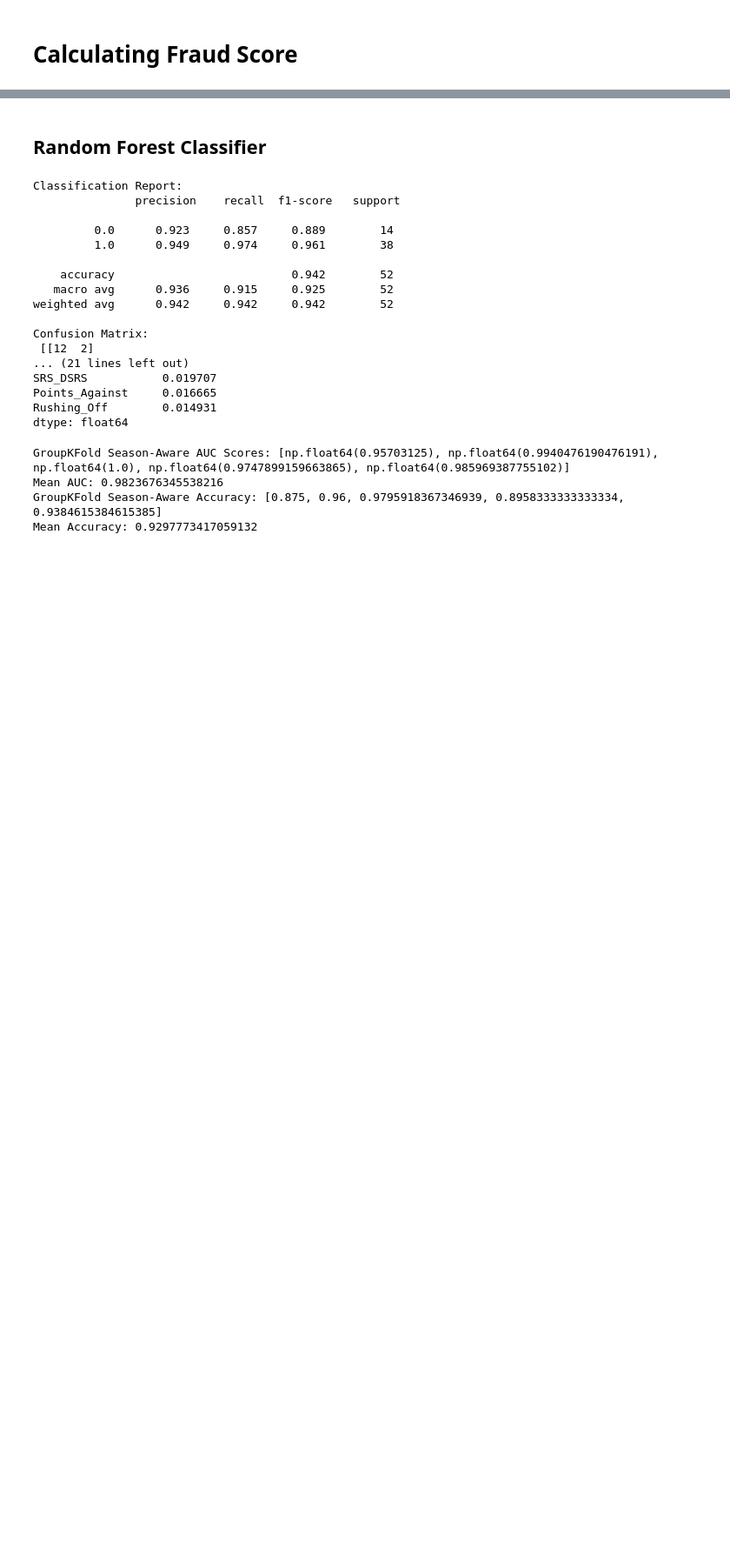
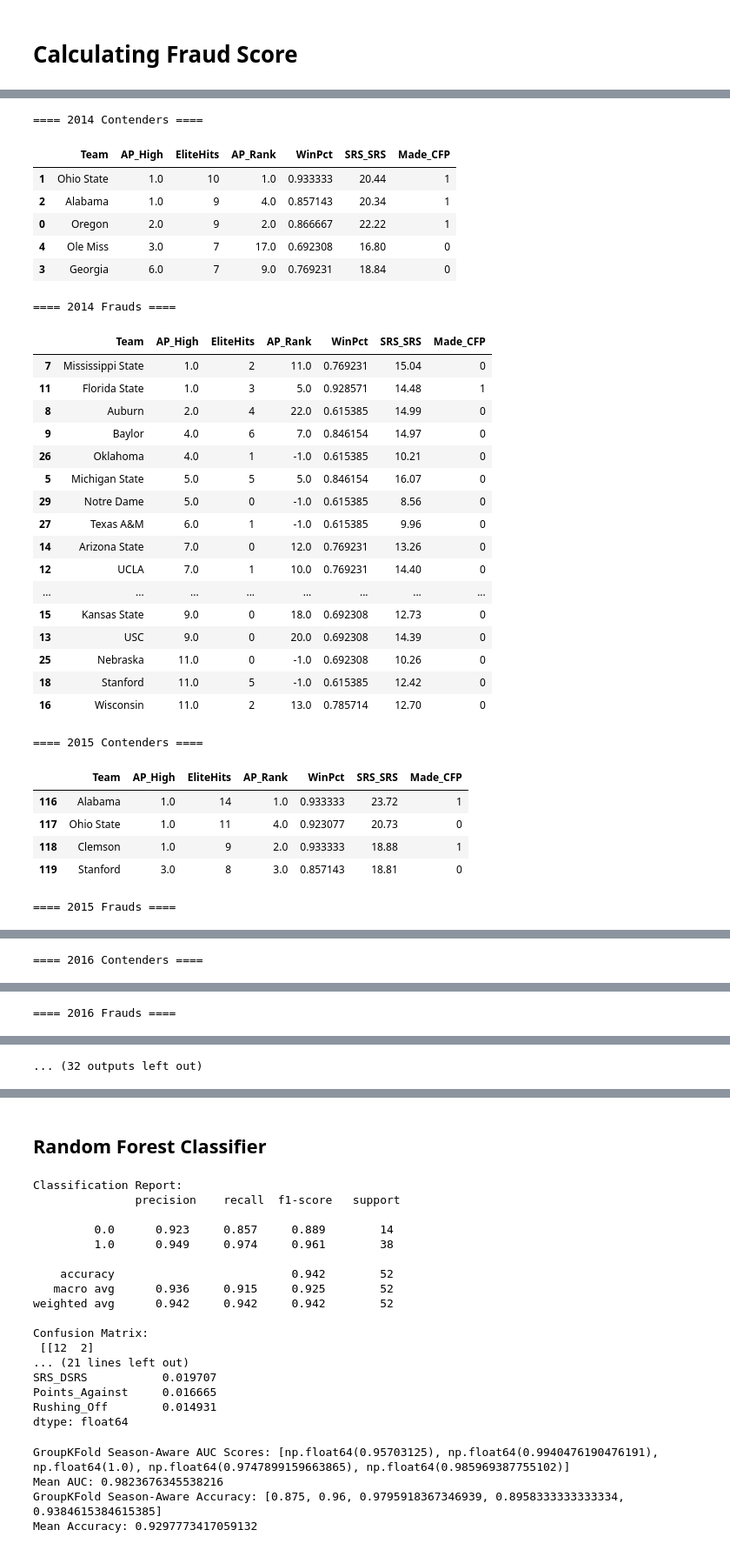
Before and after one commit to linhcapp/dat490-capstone-project, a Jupyter notebook: notebooks/dat490_capstone_jupyter_notebook.ipynb, the cells around one changed output, grey strips where cells are left out. Shown at 87% size. Drawn from its saved outputs; the diff is of its cells as text; code cells hidden in the pictures; blank space fills up the shorter version.

```diff
--- a/notebooks/dat490_capstone_jupyter_notebook.ipynb
+++ b/notebooks/dat490_capstone_jupyter_notebook.ipynb
@@ -1167,7 +1166,7 @@ def apply_thresholds(df, season):
     return season_df
 # %%
 # Test for 2014 and 2019
-for yr in [2014, 2019]:
+for yr in [2014, 2019, 2022]:
     flagged = apply_thresholds(final_merged, yr)
 
     print(f"\n==== {yr} Elite/Borderline Results ====")
@@ -1272,7 +1271,7 @@ def add_threshold_features(df, elite_thresholds, borderline_ref=None):
 final_with_thresholds = add_threshold_features(final_merged, elite_thresholds, borderline_ref=None)
 
 # Check seasons 2014, 2019, 2022, 2024
-for yr in [2014, 2019, 2022, 2024]:
+for yr in [2014, 2022]:
     s = final_with_thresholds[final_with_thresholds["Season"] == yr].copy()
     print(f"\nTop teams by EliteHits in {yr}:")
     display(
@@ -1437,0 +1464,43 @@ Fraud Labels in 2014:
+# %%
+def list_by_label(df, season, label):
+    sub = df[(df["Season"]==season) & (df["FraudLabel"]==label)]
+    return sub[["Team","AP_High","EliteHits","AP_Rank","WinPct","SRS_SRS","Made_CFP"]].sort_values("AP_High")
+
+for yr in sorted(labeled_df["Season"].unique()):
+    print(f"\n==== {yr} Contenders ====")
+    display(list_by_label(labeled_df, yr, 0))
+    print(f"\n==== {yr} Frauds ====")
+    display(list_by_label(labeled_df, yr, 1))
+# %% [output]
+==== 2014 Contenders ====
+|  | Team | AP_High | EliteHits | AP_Rank | WinPct | SRS_SRS | Made_CFP |
+| 1 | Ohio State | 1.0 | 10 | 1.0 | 0.933333 | 20.44 | 1 |
+| 2 | Alabama | 1.0 | 9 | 4.0 | 0.857143 | 20.34 | 1 |
+| 0 | Oregon | 2.0 | 9 | 2.0 | 0.866667 | 22.22 | 1 |
+| 4 | Ole Miss | 3.0 | 7 | 17.0 | 0.692308 | 16.80 | 0 |
+| 3 | Georgia | 6.0 | 7 | 9.0 | 0.769231 | 18.84 | 0 |
+==== 2014 Frauds ====
+|  | Team | AP_High | EliteHits | AP_Rank | WinPct | SRS_SRS | Made_CFP |
+| 7 | Mississippi State | 1.0 | 2 | 11.0 | 0.769231 | 15.04 | 0 |
+| 11 | Florida State | 1.0 | 3 | 5.0 | 0.928571 | 14.48 | 1 |
+| 8 | Auburn | 2.0 | 4 | 22.0 | 0.615385 | 14.99 | 0 |
+| 9 | Baylor | 4.0 | 6 | 7.0 | 0.846154 | 14.97 | 0 |
+| 26 | Oklahoma | 4.0 | 1 | -1.0 | 0.615385 | 10.21 | 0 |
+| 5 | Michigan State | 5.0 | 5 | 5.0 | 0.846154 | 16.07 | 0 |
+| 29 | Notre Dame | 5.0 | 0 | -1.0 | 0.615385 | 8.56 | 0 |
+| 27 | Texas A&M | 6.0 | 1 | -1.0 | 0.615385 | 9.96 | 0 |
+| 14 | Arizona State | 7.0 | 0 | 12.0 | 0.769231 | 13.26 | 0 |
+| 12 | UCLA | 7.0 | 1 | 10.0 | 0.769231 | 14.40 | 0 |
+| ... | ... | ... | ... | ... | ... | ... | ... |
+| 15 | Kansas State | 9.0 | 0 | 18.0 | 0.692308 | 12.73 | 0 |
+| 13 | USC | 9.0 | 0 | 20.0 | 0.692308 | 14.39 | 0 |
+| 25 | Nebraska | 11.0 | 0 | -1.0 | 0.692308 | 10.26 | 0 |
+| 18 | Stanford | 11.0 | 5 | -1.0 | 0.615385 | 12.42 | 0 |
+| 16 | Wisconsin | 11.0 | 2 | 13.0 | 0.785714 | 12.70 | 0 |
+==== 2015 Contenders ====
+|  | Team | AP_High | EliteHits | AP_Rank | WinPct | SRS_SRS | Made_CFP |
+| 116 | Alabama | 1.0 | 14 | 1.0 | 0.933333 | 23.72 | 1 |
+| 117 | Ohio State | 1.0 | 11 | 4.0 | 0.923077 | 20.73 | 0 |
+| 118 | Clemson | 1.0 | 9 | 2.0 | 0.933333 | 18.88 | 1 |
+| 119 | Stanford | 3.0 | 8 | 3.0 | 0.857143 | 18.81 | 0 |
+==== 2015 Frauds ====
@@ -1437,0 +1524 @@ Fraud Labels in 2014:
+==== 2016 Contenders ====
@@ -1437,0 +1534 @@ Fraud Labels in 2014:
+==== 2016 Frauds ====
@@ -1437,0 +1552 @@ Fraud Labels in 2014:
+... (32 outputs left out)
```
Also changed, not shown: parts of 22 cells of this notebook, 4 other files.
